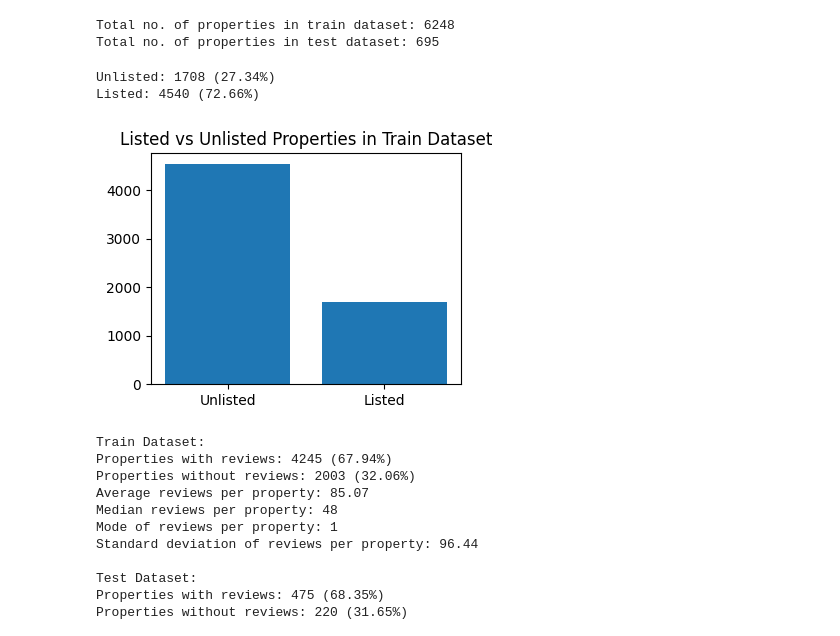
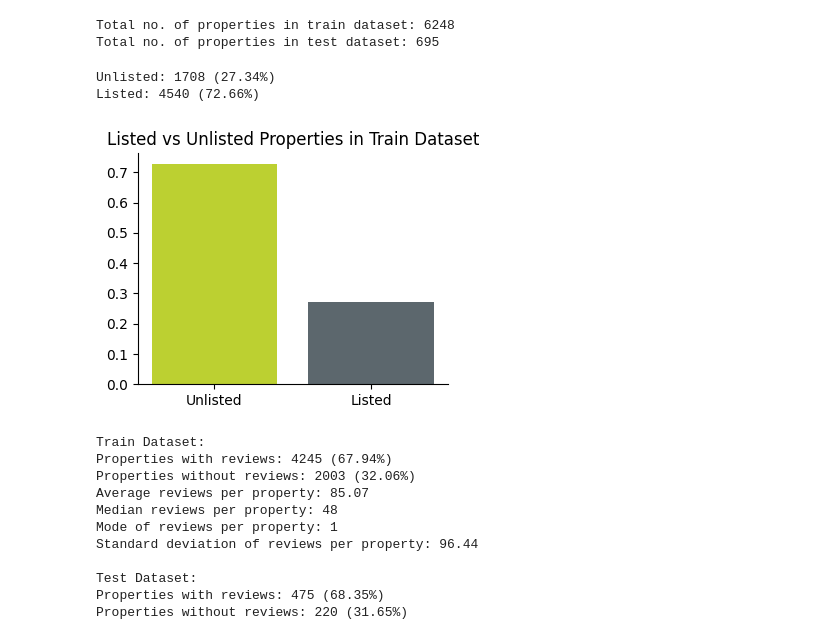
Before and after one commit to fmportela/text-mining-group-project-23-24, a Jupyter notebook: group3.ipynb, the cells around one changed output. Saved outputs shown, nothing was run; the diff lists cells and outputs as text; code cells hidden in the pictures.

```diff
--- a/group3.ipynb
+++ b/group3.ipynb
@@ -366,19 +366,26 @@ assert set(test_info['index']).issuperset(set(test_reviews['index']))
 # %%
 # listed vs unlisted
 unlisted_train = train_info['unlisted'].value_counts()
 print(f'Unlisted: {unlisted_train[1]} ({unlisted_train[1] / train_info.shape[0] * 100:.2f}%)')
 print(f'Listed: {unlisted_train[0]} ({unlisted_train[0] / train_info.shape[0] * 100:.2f}%)\n')
 
 plt.figure(figsize=(4,3))
-plt.bar(['Unlisted', 'Listed'], unlisted_train)
+# Specify the RGB colors for the bars
+colors = [(188/255, 208/255, 49/255), (92/255, 103/255, 109/255)]
+plt.bar(['Unlisted', 'Listed'], unlisted_train / sum(unlisted_train), color=colors)
+
+# Remove the border around the plot
+plt.gca().spines['top'].set_visible(False)
+plt.gca().spines['right'].set_visible(False)
+
 plt.title('Listed vs Unlisted Properties in Train Dataset')
 plt.show()
 
 # ... some data imbalance, might need to address this later
 # %% [output]
 Unlisted: 1708 (27.34%)
 Listed: 4540 (72.66%)
-[figure, old version]
+[figure, new version]
 # %%
 # property reviews
 
```
Also changed, not shown: parts of 24 cells of this notebook.
